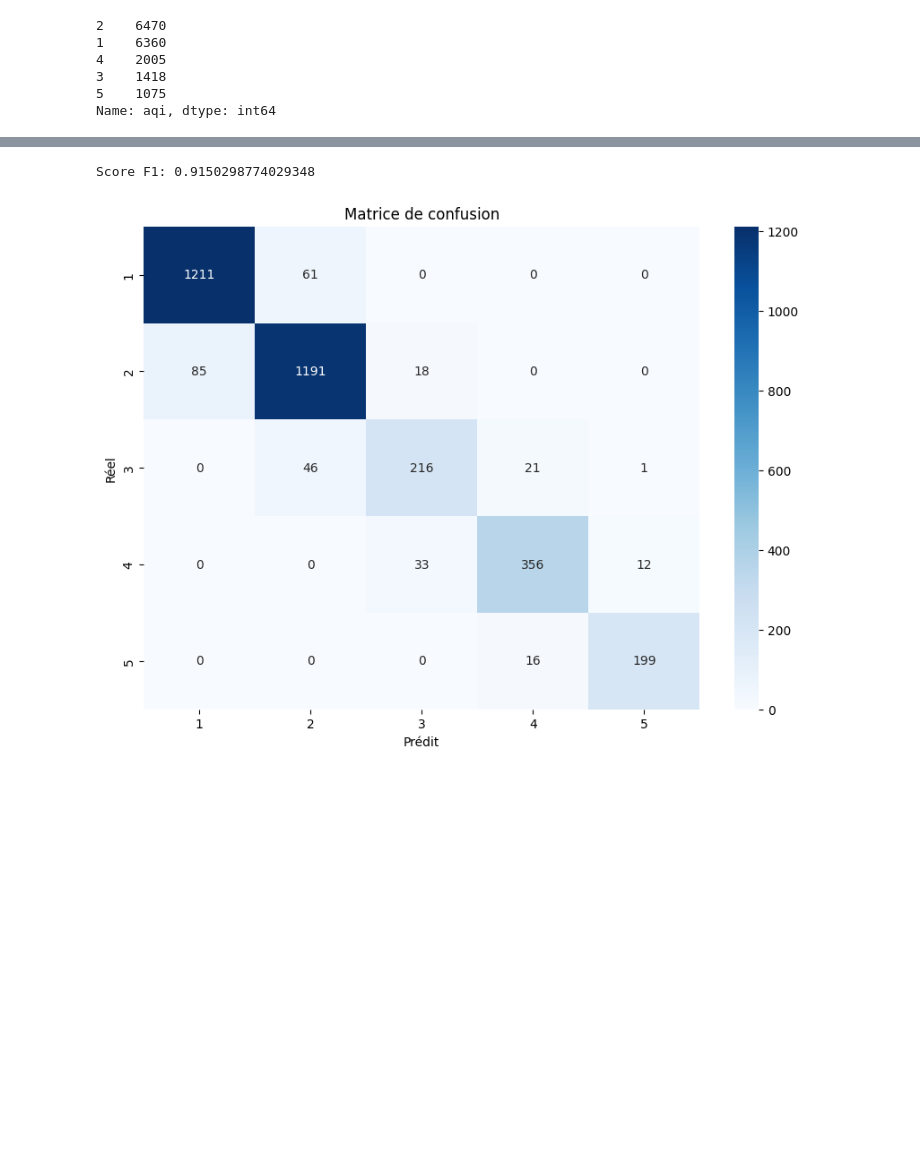
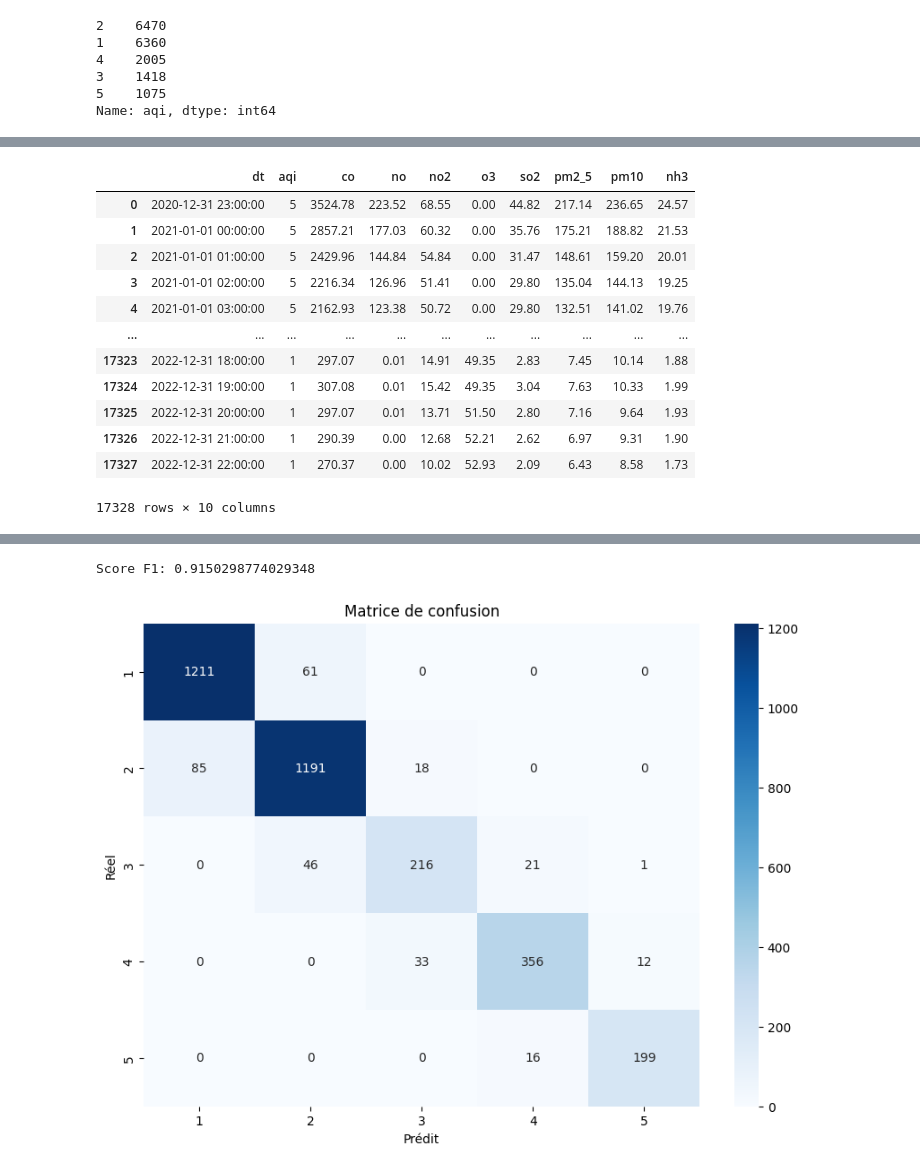
Before and after one commit to Luzartug/ML_pipeline, a Jupyter notebook: notebooks/Untitled0.ipynb, the cells around one changed output, grey strips where cells are left out. Saved outputs shown, nothing was run; the diff lists cells and outputs as text; code cells hidden in the pictures; blank space fills up the shorter version.

```diff
--- a/notebooks/Untitled0.ipynb
+++ b/notebooks/Untitled0.ipynb
@@ -187,0 +200,17 @@ plt.show()
+# %%
+df_history=pd.read_csv('data.csv', index_col=0)
+df_history
+# %% [output]
+|  | dt | aqi | co | no | no2 | o3 | so2 | pm2_5 | pm10 | nh3 |
+| 0 | 2020-12-31 23:00:00 | 5 | 3524.78 | 223.52 | 68.55 | 0.00 | 44.82 | 217.14 | 236.65 | 24.57 |
+| 1 | 2021-01-01 00:00:00 | 5 | 2857.21 | 177.03 | 60.32 | 0.00 | 35.76 | 175.21 | 188.82 | 21.53 |
+| 2 | 2021-01-01 01:00:00 | 5 | 2429.96 | 144.84 | 54.84 | 0.00 | 31.47 | 148.61 | 159.20 | 20.01 |
+| 3 | 2021-01-01 02:00:00 | 5 | 2216.34 | 126.96 | 51.41 | 0.00 | 29.80 | 135.04 | 144.13 | 19.25 |
+| 4 | 2021-01-01 03:00:00 | 5 | 2162.93 | 123.38 | 50.72 | 0.00 | 29.80 | 132.51 | 141.02 | 19.76 |
+| ... | ... | ... | ... | ... | ... | ... | ... | ... | ... | ... |
+| 17323 | 2022-12-31 18:00:00 | 1 | 297.07 | 0.01 | 14.91 | 49.35 | 2.83 | 7.45 | 10.14 | 1.88 |
+| 17324 | 2022-12-31 19:00:00 | 1 | 307.08 | 0.01 | 15.42 | 49.35 | 3.04 | 7.63 | 10.33 | 1.99 |
+| 17325 | 2022-12-31 20:00:00 | 1 | 297.07 | 0.01 | 13.71 | 51.50 | 2.80 | 7.16 | 9.64 | 1.93 |
+| 17326 | 2022-12-31 21:00:00 | 1 | 290.39 | 0.00 | 12.68 | 52.21 | 2.62 | 6.97 | 9.31 | 1.90 |
+| 17327 | 2022-12-31 22:00:00 | 1 | 270.37 | 0.00 | 10.02 | 52.93 | 2.09 | 6.43 | 8.58 | 1.73 |
+17328 rows × 10 columns
```
Also changed, not shown: parts of 10 cells of this notebook, 10 other files.
